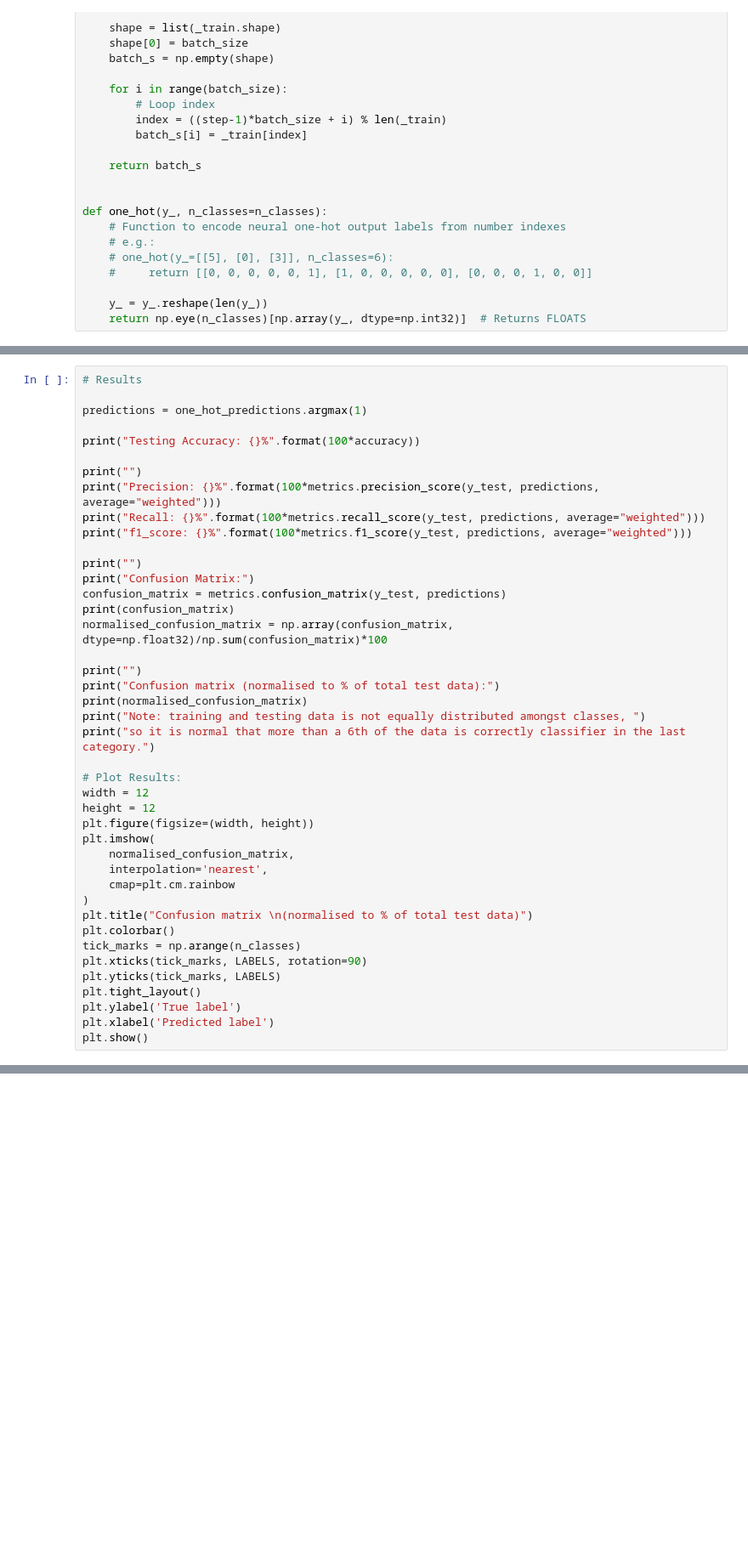
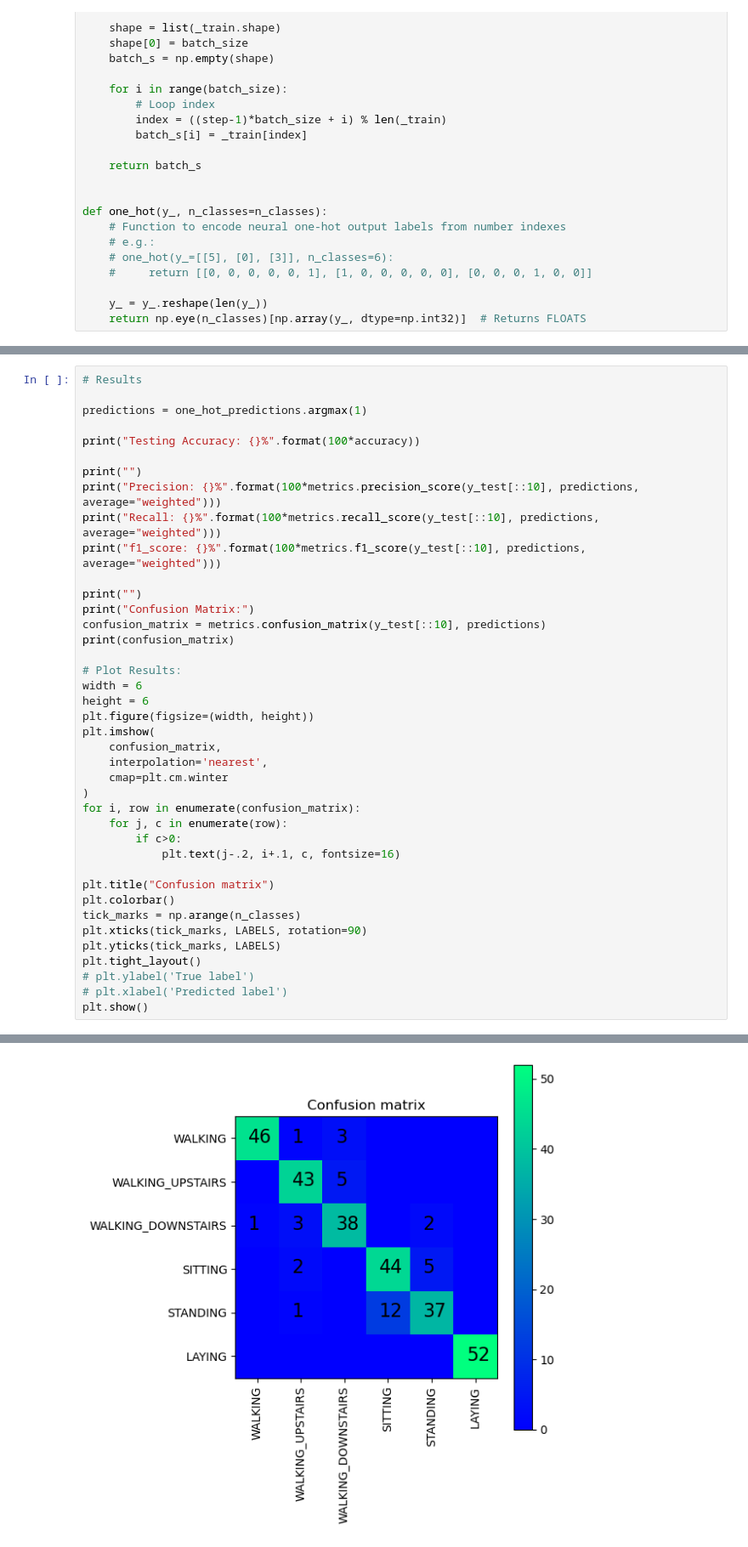
Before and after one commit to sinyoung11/Analyzing_HAR_data, a Jupyter notebook: Human Activity Recognition.ipynb, the cells around one changed output, grey strips where cells are left out. Shown at 85% size. Saved outputs shown, nothing was run; the diff lists cells and outputs as text; blank space fills up the shorter version.

Commit message:
update confusion matrix

```diff
--- a/Human Activity Recognition.ipynb
+++ b/Human Activity Recognition.ipynb
@@ -357,37 +346,36 @@ predictions = one_hot_predictions.argmax(1)
 print("Testing Accuracy: {}%".format(100*accuracy))
 
 print("")
-print("Precision: {}%".format(100*metrics.precision_score(y_test, predictions, average="weighted")))
-print("Recall: {}%".format(100*metrics.recall_score(y_test, predictions, average="weighted")))
-print("f1_score: {}%".format(100*metrics.f1_score(y_test, predictions, average="weighted")))
+print("Precision: {}%".format(100*metrics.precision_score(y_test[::10], predictions, average="weighted")))
+print("Recall: {}%".format(100*metrics.recall_score(y_test[::10], predictions, average="weighted")))
+print("f1_score: {}%".format(100*metrics.f1_score(y_test[::10], predictions, average="weighted")))
 
 print("")
 print("Confusion Matrix:")
-confusion_matrix = metrics.confusion_matrix(y_test, predictions)
+confusion_matrix = metrics.confusion_matrix(y_test[::10], predictions)
 print(confusion_matrix)
-normalised_confusion_matrix = np.array(confusion_matrix, dtype=np.float32)/np.sum(confusion_matrix)*100
-
-print("")
-print("Confusion matrix (normalised to % of total test data):")
-print(normalised_confusion_matrix)
-print("Note: training and testing data is not equally distributed amongst classes, ")
-print("so it is normal that more than a 6th of the data is correctly classifier in the last category.")
 
 # Plot Results:
-width = 12
-height = 12
+width = 6
+height = 6
 plt.figure(figsize=(width, height))
 plt.imshow(
-    normalised_confusion_matrix,
+    confusion_matrix,
     interpolation='nearest',
-    cmap=plt.cm.rainbow
+    cmap=plt.cm.winter
 )
-plt.title("Confusion matrix \n(normalised to % of total test data)")
+for i, row in enumerate(confusion_matrix):
+    for j, c in enumerate(row):
+        if c>0:
+            plt.text(j-.2, i+.1, c, fontsize=16)
+
+plt.title("Confusion matrix")
 plt.colorbar()
 tick_marks = np.arange(n_classes)
 plt.xticks(tick_marks, LABELS, rotation=90)
 plt.yticks(tick_marks, LABELS)
 plt.tight_layout()
-plt.ylabel('True label')
-plt.xlabel('Predicted label')
+# plt.ylabel('True label')
+# plt.xlabel('Predicted label')
 plt.show()
+# %% [output]
@@ -393,0 +395 @@ plt.show()
+[figure, added]
```
Also changed, not shown: parts of 6 cells of this notebook, 1 other file.
